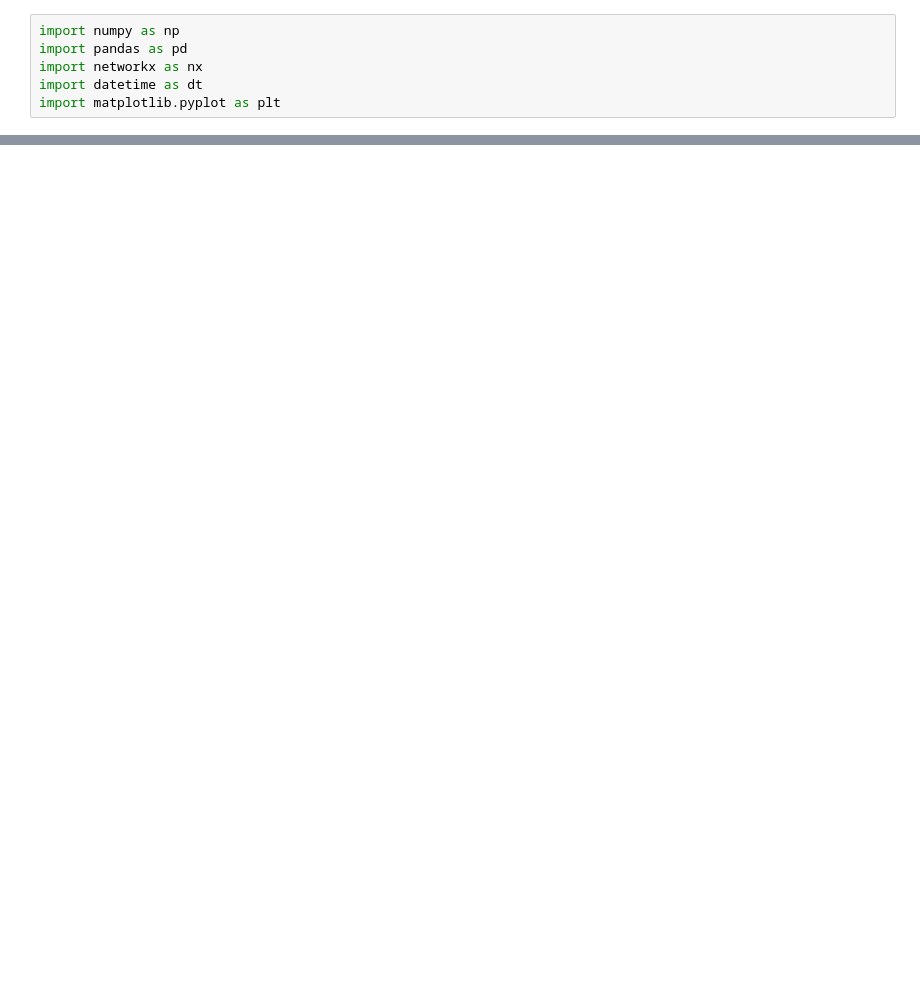
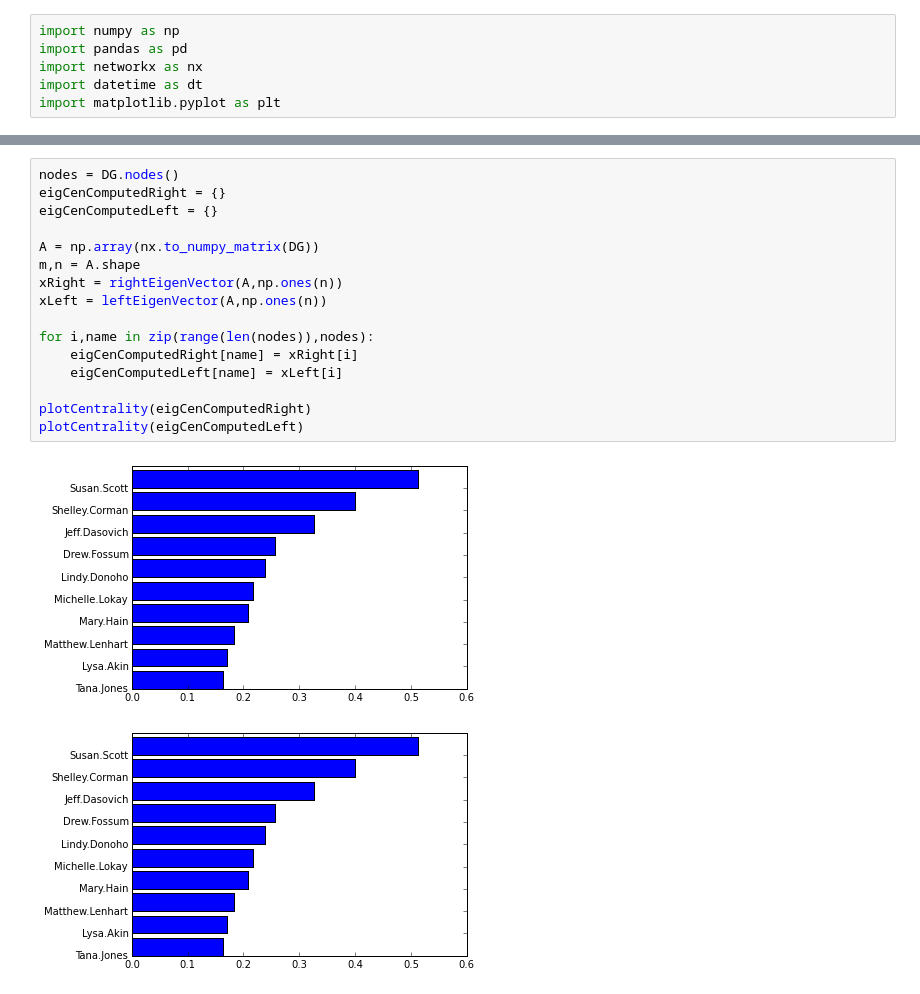
Before and after one commit to akhilketkar/cs205-project, a Jupyter notebook: graph_metrics.ipynb, the cells around one changed output, grey strips where cells are left out. Drawn from its saved outputs; the diff is of its cells as text; blank space fills up the shorter version.

```diff
--- a/graph_metrics.ipynb
+++ b/graph_metrics.ipynb
@@ -81,0 +137,19 @@ a = ax.set_yticklabels(sortedEigCenNames)
+# %%
+nodes = DG.nodes()
+eigCenComputedRight = {}
+eigCenComputedLeft = {}
+
+A = np.array(nx.to_numpy_matrix(DG))
+m,n = A.shape
+xRight = rightEigenVector(A,np.ones(n))
+xLeft = leftEigenVector(A,np.ones(n))
+
+for i,name in zip(range(len(nodes)),nodes):
+    eigCenComputedRight[name] = xRight[i]
+    eigCenComputedLeft[name] = xLeft[i]
+
+plotCentrality(eigCenComputedRight)
+plotCentrality(eigCenComputedLeft)
+# %% [output]
+[figure, added]
+[figure, added]
```
Also changed, not shown: parts of 10 cells of this notebook.
